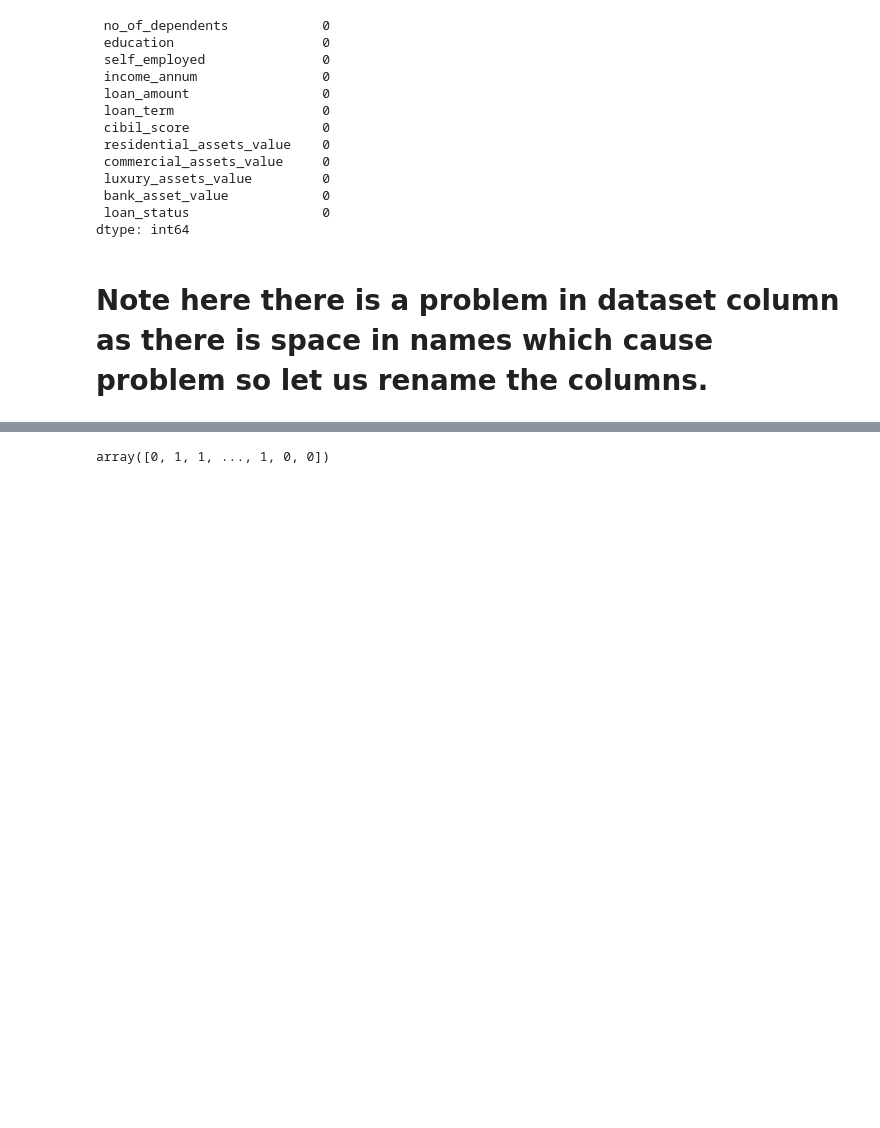
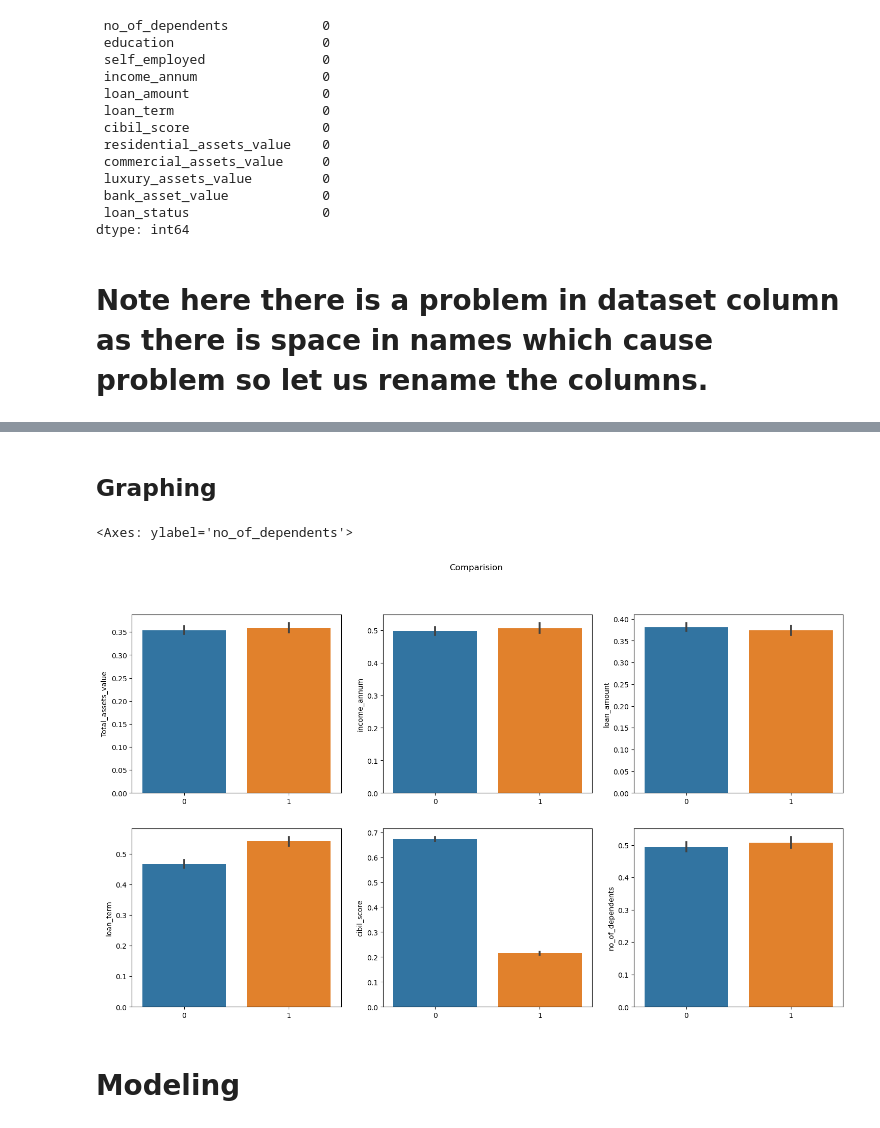
Before and after one commit to Va-un/Loan_approval, a Jupyter notebook: loan-appval.ipynb, the cells around one changed output, grey strips where cells are left out. Drawn from its saved outputs; the diff is of its cells as text; code cells hidden in the pictures; blank space fills up the shorter version.

```diff
--- a/loan-appval.ipynb
+++ b/loan-appval.ipynb
@@ -92,7 +94,8 @@ def preprocess(df):
         df['Total_assets_value'] += df[i]
 
     df[col]=mx.fit_transform(df[col])
-    df.drop(columns = Scaling)
+    df = df.drop(columns = Scaling)
+
 
 
     return df,y
@@ -118,4 +104,2 @@ df
-# %%
-y
-# %% [output]
-array([0, 1, 1, ..., 1, 0, 0])
+# %% [markdown]
+## Graphing
@@ -121,0 +109,15 @@ array([0, 1, 1, ..., 1, 0, 0])
+# %%
+
+fig, axes = plt.subplots(2, 3, figsize=(18, 10))
+fig.suptitle('Comparision')
+sns.barplot( ax=axes[0, 0] ,x=y, y=df['Total_assets_value'])
+sns.barplot( ax=axes[0, 1] ,x=y, y=df['income_annum'])
+sns.barplot( ax=axes[0, 2] ,x=y, y=df['loan_amount'])
+sns.barplot( ax=axes[1, 0] ,x=y, y=df['loan_term'])
+sns.barplot( ax=axes[1, 1] ,x=y, y=df['cibil_score'])
+sns.barplot( ax=axes[1, 2] ,x=y, y=df['no_of_dependents'])
+# %% [output]
+<Axes: ylabel='no_of_dependents'>
+[figure, added]
+# %% [markdown]
+# Modeling
```
Also changed, not shown: parts of 8 cells of this notebook.
